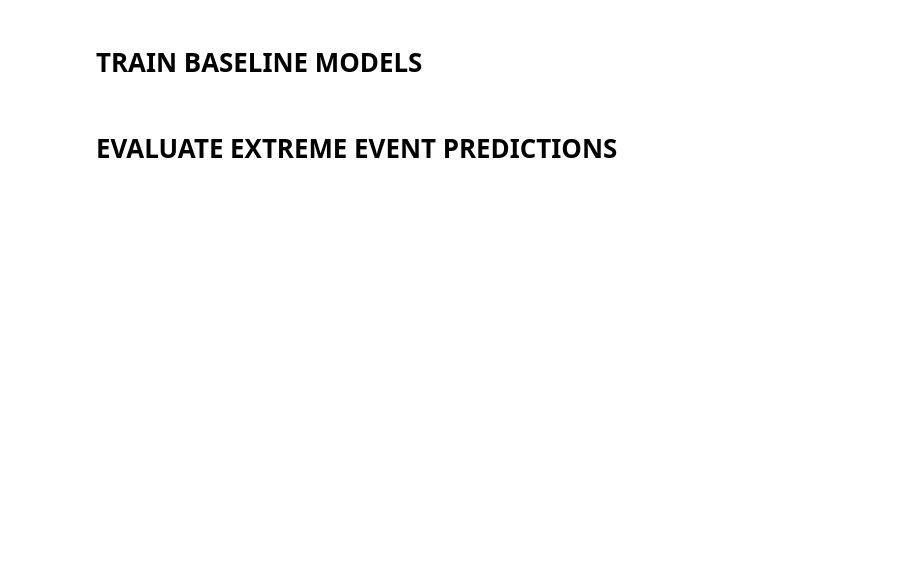
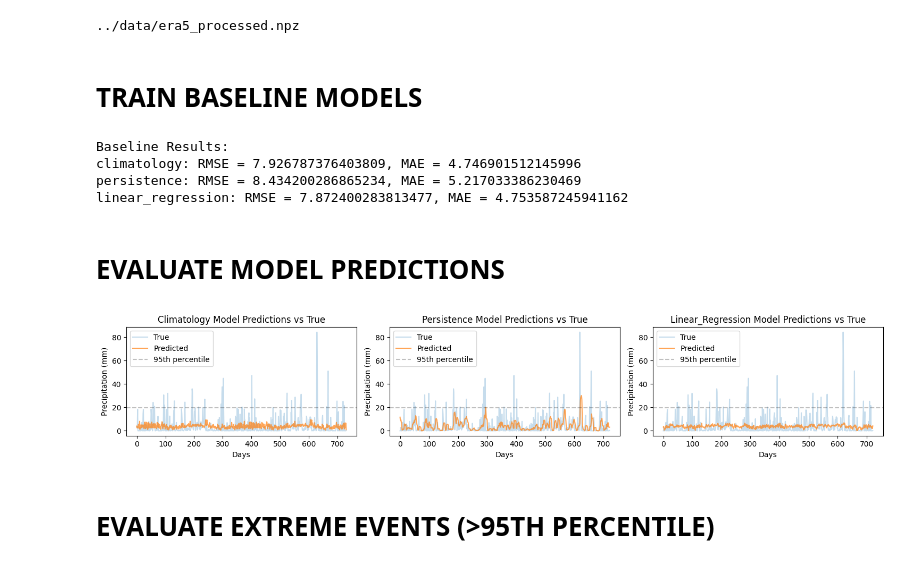
Before and after one commit to natbw/dl-precipitation-modeling, a Jupyter notebook: notebooks/02_BaselinePipeline.ipynb, the cells around one changed output. Saved outputs shown, nothing was run; the diff lists cells and outputs as text; code cells hidden in the pictures; blank space fills up the shorter version.

Commit message:
baseline model updates

```diff
--- a/notebooks/02_BaselinePipeline.ipynb
+++ b/notebooks/02_BaselinePipeline.ipynb
@@ -138,2 +19,12 @@ plt.plot(ds2.data_vars['temperature'].values)
+# %%
+processed_folder = "../data"
+data_path = f"{processed_folder}/era5_processed.npz"
+print(data_path)
+
+T = 7          # NUMBER OF DAYS USED AS HISTORY
+horizon = 3    # SINGLE-STEP DAILY PRECIPITATION PREDICTION
+p_window = 7   # NUMBER OF PERSISTANCE MODEL AVERAGE
+# %% [output]
+../data/era5_processed.npz
 # %% [markdown]
 # TRAIN BASELINE MODELS
@@ -151,2 +31,10 @@ print_results(results)
+# %%
+results = train_baseline_models(data_path, T=T, horizon=horizon, p_window=p_window)
+print_results(results)
+# %% [output]
+Baseline Results:
+climatology: RMSE = 7.926787376403809, MAE = 4.746901512145996
+persistence: RMSE = 8.434200286865234, MAE = 5.217033386230469
+linear_regression: RMSE = 7.872400283813477, MAE = 4.753587245941162
 # %% [markdown]
-# EVALUATE EXTREME EVENT PREDICTIONS
+# EVALUATE MODEL PREDICTIONS
@@ -155,0 +41,33 @@ evaluate_extreme_events(y_test, y_pred_lr, percentile=95)
+# %%
+y_true = np.load(data_path)['y_test']
+T = 7
+horizon = 3
+
+threshold = np.percentile(y_true, 95)
+plt.figure(figsize=(15,3))
+
+for i, model in enumerate(results.keys()):
+    plt.subplot(1, 3, i+1)
+
+    y_pred = results[model]['y_pred']
+
+    if model in ['linear_regression', 'persistence']:
+        y_true_aligned = y_true[T - 1 + horizon : T - 1 + horizon + len(y_pred)]
+    else:
+        y_true_aligned = y_true[:len(y_pred)]
+
+    plt.plot(y_true_aligned, label='True', alpha=0.25)
+    plt.plot(y_pred, label='Predicted', alpha=0.7)
+    plt.axhline(y=threshold, color='black', linestyle='--', label='95th percentile', alpha=0.25)
+
+    plt.title(f"{model.title()} Model Predictions vs True")
+    plt.xlabel("Days")
+    plt.ylabel("Precipitation (mm)")
+    plt.legend()
+
+plt.tight_layout()
+plt.show()
+# %% [output]
+[figure, added]
+# %% [markdown]
+# EVALUATE EXTREME EVENTS (>95TH PERCENTILE)
```
Also changed, not shown: parts of 25 cells of this notebook, 3 other files.
